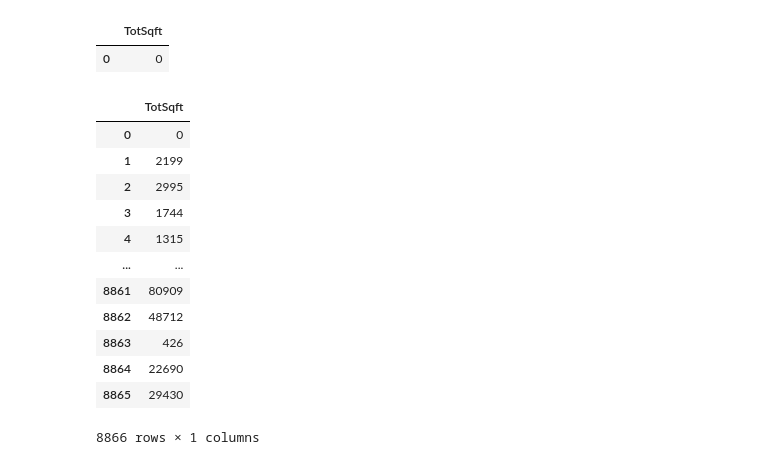
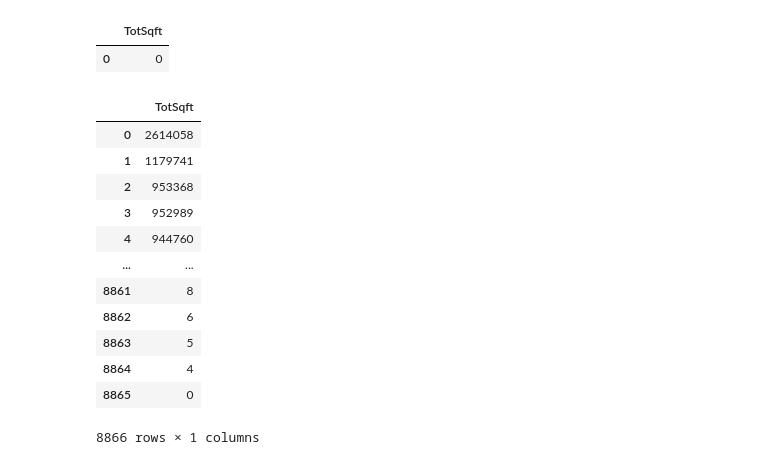
Before and after one commit to jameshowison/tcad_capstone, a Jupyter notebook: explore_tcad.ipynb, the cells around one changed output. Saved outputs shown, nothing was run; the diff lists cells and outputs as text; code cells hidden in the pictures.

```diff
--- a/explore_tcad.ipynb
+++ b/explore_tcad.ipynb
@@ -193,6 +244,8 @@ import pandas as pd
 %config SqlMagic.autopandas = True
 %config SqlMagic.feedback = False
 %config SqlMagic.displaycon = False
+# %%
+pd.options.display.max_columns = None
 # %%
 %sql duckdb:///duckdb-file.db
 # %%
@@ -502,18 +731,19 @@ SELECT DISTINCT TotSqft FROM folder_A_TCBC.TCBC_SUM_1990;
 | 0 | 0 |
 # %%
 %%sql
-SELECT DISTINCT TotSqft FROM folder_A_TXBC.TXBC_SUM_1990;
+SELECT DISTINCT TotSqft FROM folder_A_TXBC.TXBC_SUM_1990
+ORDER BY TotSqft DESC;
 # %% [output]
 |  | TotSqft |
-| 0 | 0 |
-| 1 | 2199 |
-| 2 | 2995 |
-| 3 | 1744 |
-| 4 | 1315 |
+| 0 | 2614058 |
+| 1 | 1179741 |
+| 2 | 953368 |
+| 3 | 952989 |
+| 4 | 944760 |
 | ... | ... |
-| 8861 | 80909 |
-| 8862 | 48712 |
-| 8863 | 426 |
-| 8864 | 22690 |
-| 8865 | 29430 |
+| 8861 | 8 |
+| 8862 | 6 |
+| 8863 | 5 |
+| 8864 | 4 |
+| 8865 | 0 |
 8866 rows × 1 columns
```
Also changed, not shown: parts of 56 cells of this notebook.
